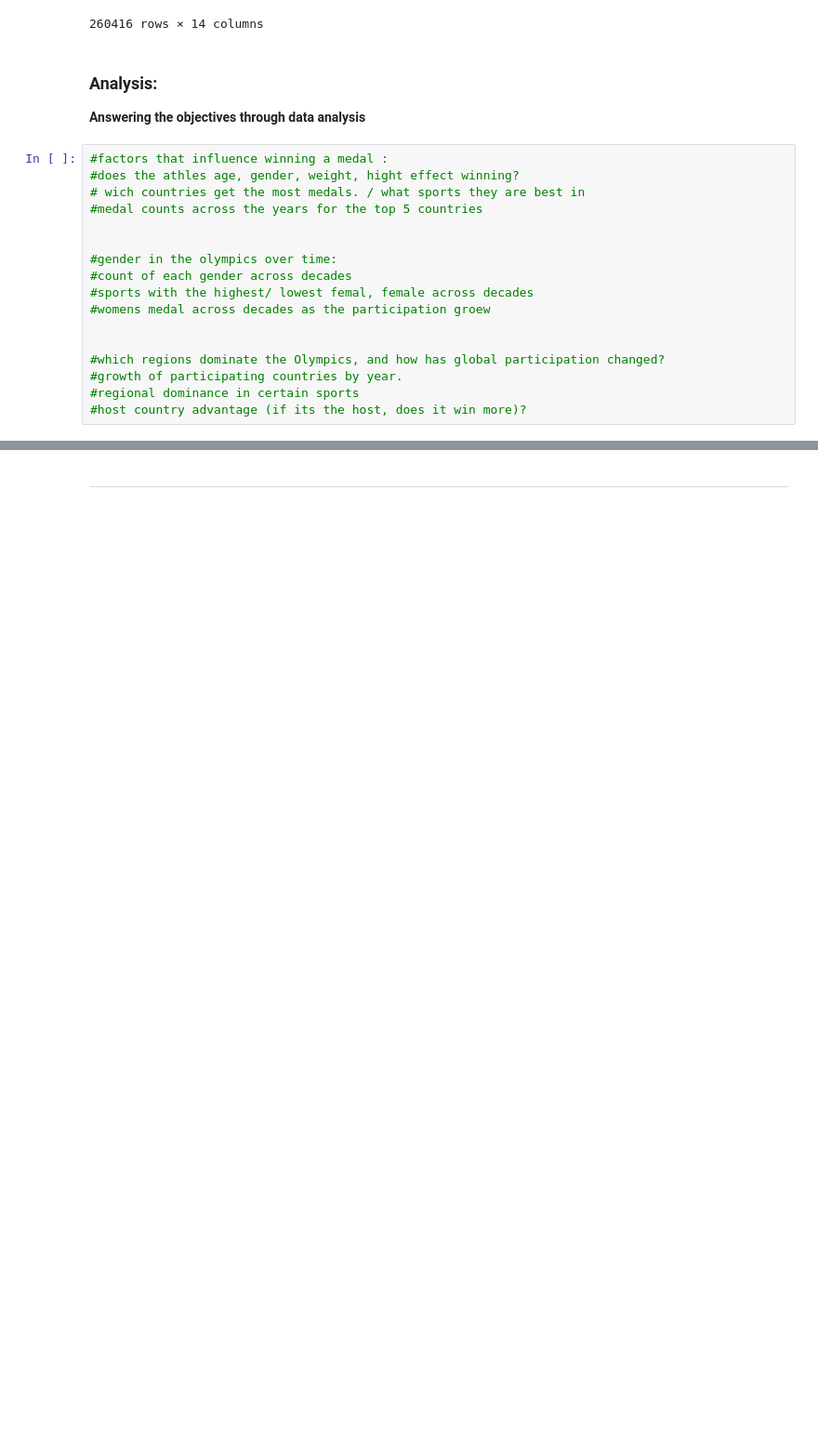
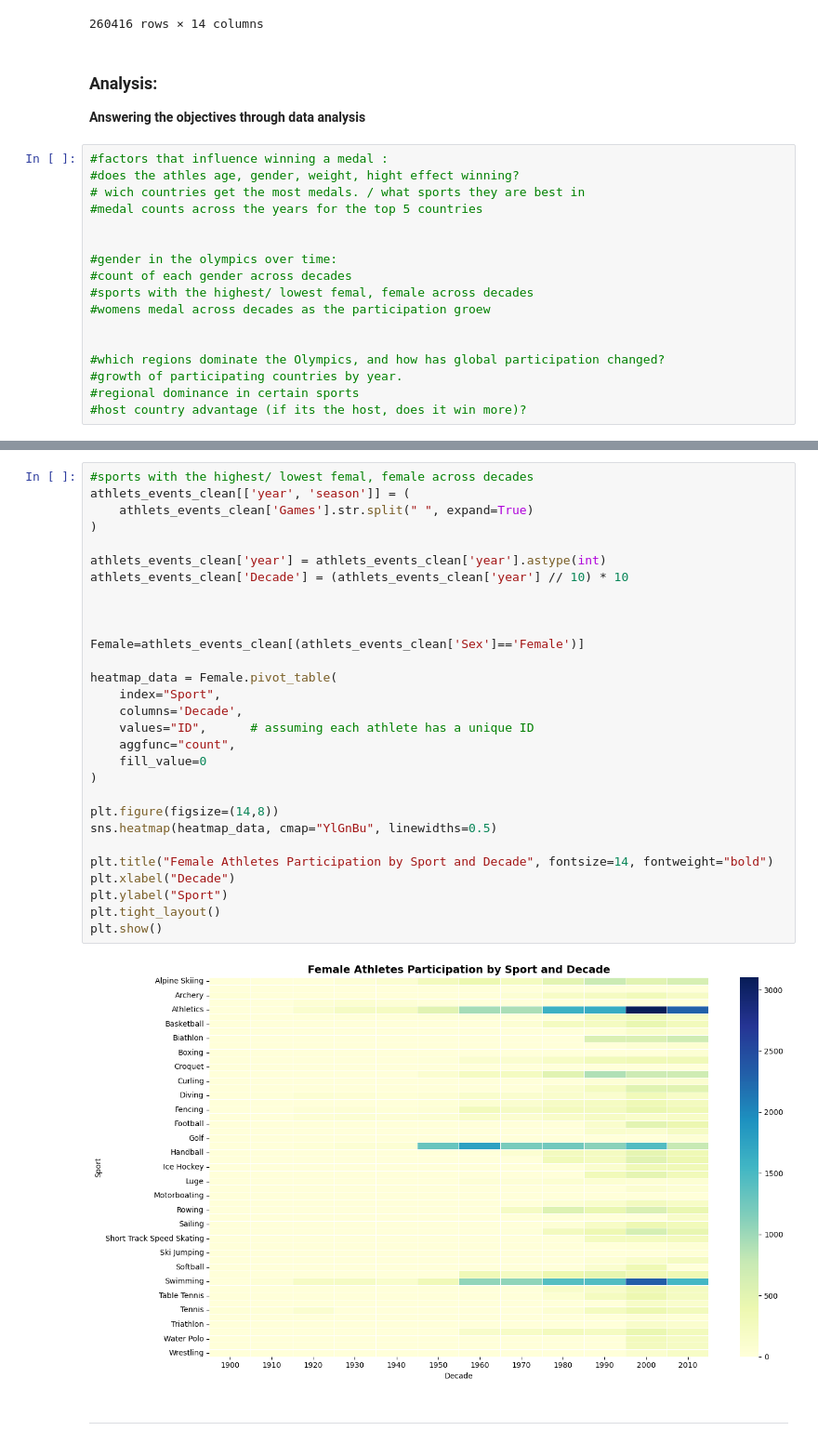
Before and after one commit to Yaqeenalsari/projecr2-Olympics, a Jupyter notebook: eda_template.ipynb, the cells around one changed output, grey strips where cells are left out. Shown: that part at 93% size. Cells and saved outputs as stored; diff of their text form; blank space fills up the shorter version.

```diff
--- a/eda_template.ipynb
+++ b/eda_template.ipynb
@@ -420,2 +486,33 @@ winning
+# %%
+#sports with the highest/ lowest femal, female across decades
+athlets_events_clean[['year', 'season']] = (
+    athlets_events_clean['Games'].str.split(" ", expand=True)
+)
+
+athlets_events_clean['year'] = athlets_events_clean['year'].astype(int)
+athlets_events_clean['Decade'] = (athlets_events_clean['year'] // 10) * 10
+
+
+
+Female=athlets_events_clean[(athlets_events_clean['Sex']=='Female')]
+
+heatmap_data = Female.pivot_table(
+    index="Sport",
+    columns='Decade',
+    values="ID",      # assuming each athlete has a unique ID
+    aggfunc="count",
+    fill_value=0
+)
+
+plt.figure(figsize=(14,8))
+sns.heatmap(heatmap_data, cmap="YlGnBu", linewidths=0.5)
+
+plt.title("Female Athletes Participation by Sport and Decade", fontsize=14, fontweight="bold")
+plt.xlabel("Decade")
+plt.ylabel("Sport")
+plt.tight_layout()
+plt.show()
+# %% [output]
+[figure, added]
 # %% [markdown]
 ---
```
Also changed, not shown: parts of 9 cells of this notebook.
